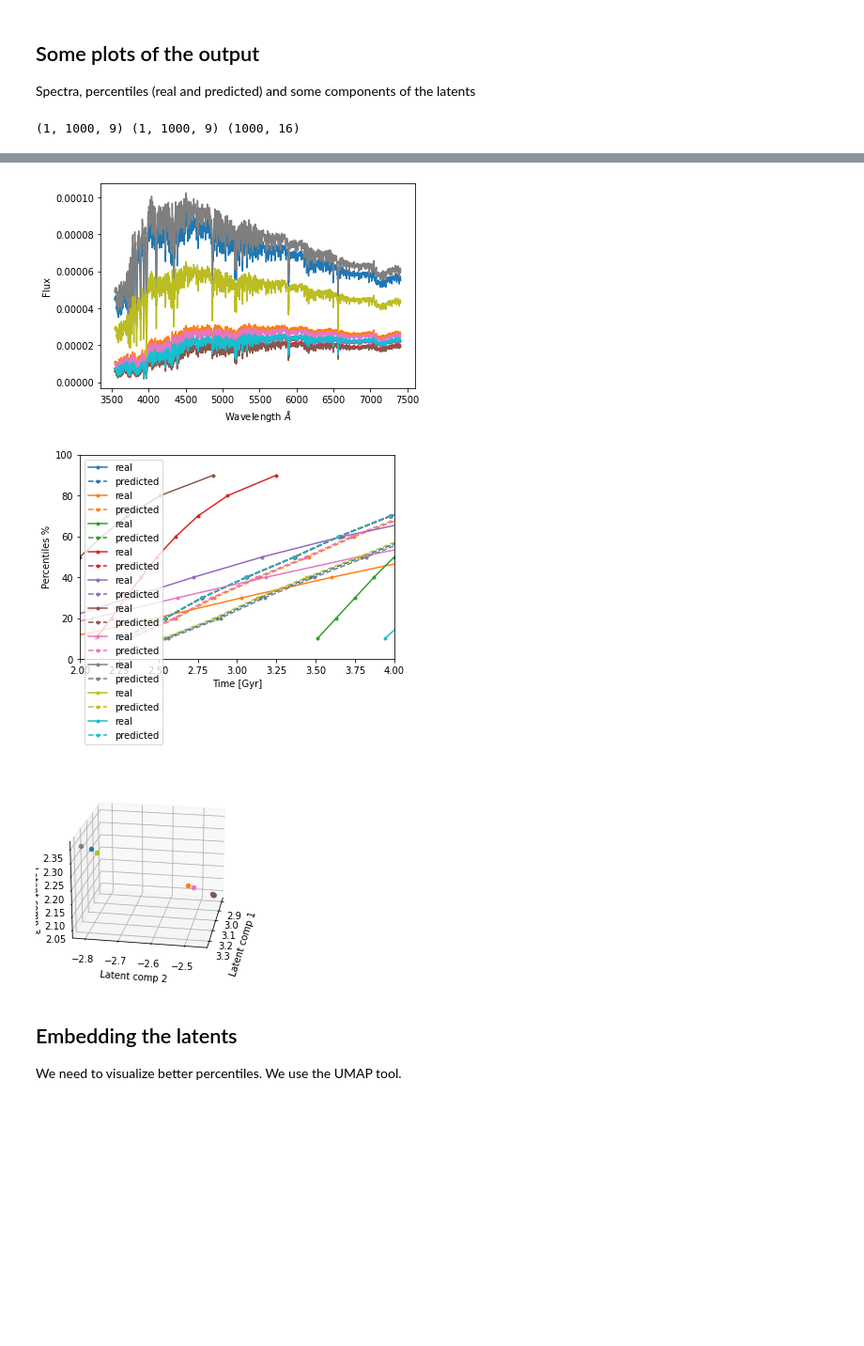
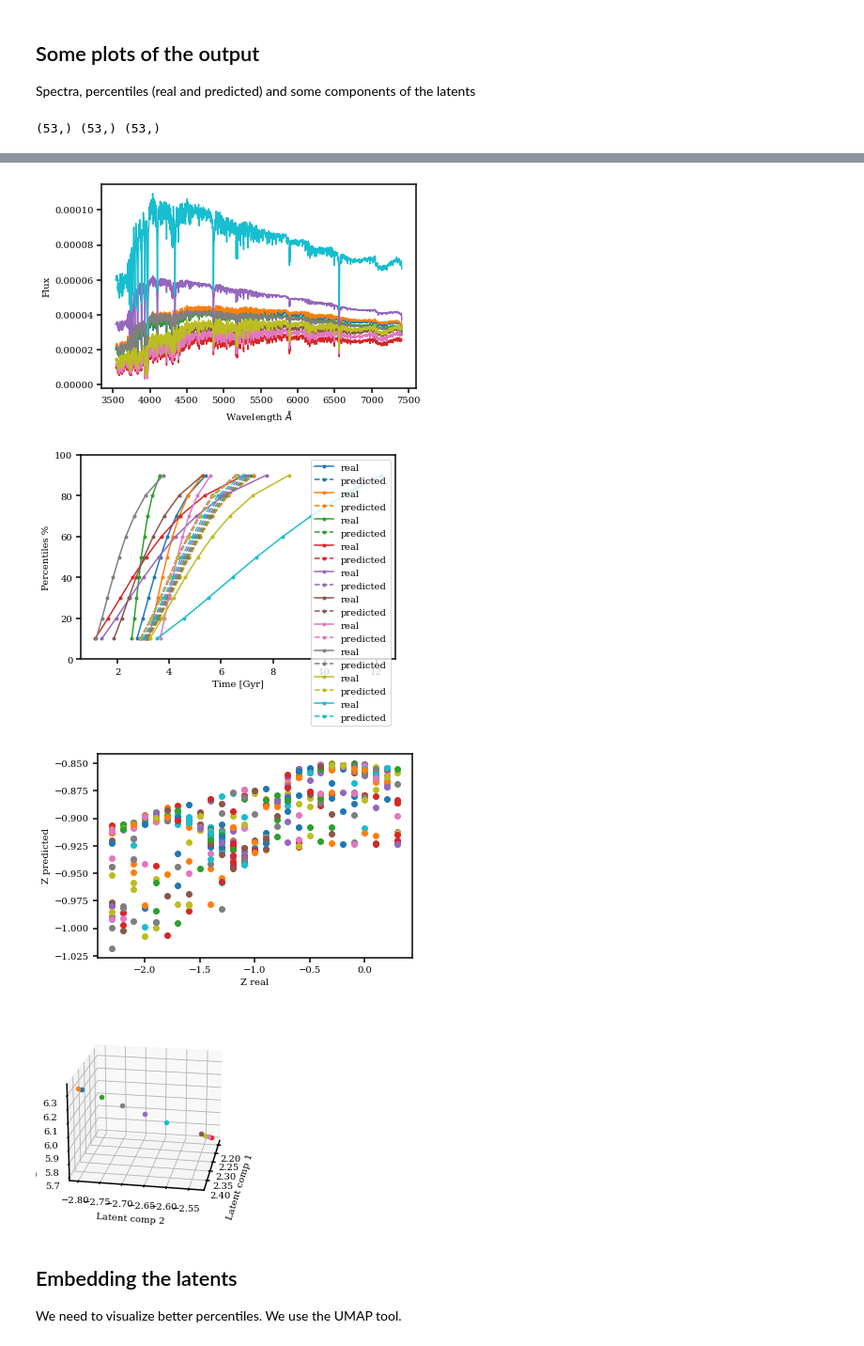
Before and after one commit to patriglesias/SBI_SFHs, a Jupyter notebook: metallicities/latents_diagnosis.ipynb, the cells around one changed output, grey strips where cells are left out. Shown at 94% size. Drawn from its saved outputs; the diff is of its cells as text; code cells hidden in the pictures; blank space fills up the shorter version.

```diff
--- a/metallicities/latents_diagnosis.ipynb
+++ b/metallicities/latents_diagnosis.ipynb
@@ -19,15 +19,18 @@ mpl.rcParams['legend.frameon'] = True
 mpl.rcParams['font.size'] = 30
 # %%
 wave=np.load('./saved_input/waves_met.npy')
-x_test=np.load('./saved_model/latent_16/seds_test.npy')
-y_test=np.load('./saved_model/latent_16/y_test.npy')
-ys_=np.load('./saved_model/latent_16/y_test_pred.npy')
-latents=np.load('./saved_model/latent_16/latents.npy')[0]
+x_test=np.load('./saved_model/latent_16/seds_test_short.npy')
+y_test=np.load('./saved_model/latent_16/y_test.npy',allow_pickle=True)
+ys_=np.load('./saved_model/latent_16/y_test_pred.npy',allow_pickle=True)
+latents=np.load('./saved_model/latent_16/latents.npy',allow_pickle=True)
 print(np.shape(y_test),np.shape(ys_),np.shape(latents))
 # %% [output]
-(1, 1000, 9) (1, 1000, 9) (1000, 16)
+(53,) (53,) (53,)
 # %%
-ind=np.random.choice(np.arange(1000),size=10)
+
+
+
+ind=np.random.choice(np.arange(512),size=10)
 color=['tab:blue','tab:orange','tab:green','tab:red','tab:purple','tab:brown','tab:pink','tab:gray','tab:olive','tab:cyan','gold']
 
 #999 works pretty well
@@ -41,22 +44,28 @@ plt.show()
 
 #percentiles vs time
 for i,index in enumerate(ind):
-    plt.plot(y_test[0][index,:],np.arange(10,100,10),'.-',label='real',color=color[i])
-    plt.plot(ys_[0][index,:],np.arange(10,100,10),'.--',label='predicted',color=color[i])
+    plt.plot(y_test[0][index,:9],np.arange(10,100,10),'.-',label='real',color=color[i])
+    plt.plot(ys_[0][index,:9],np.arange(10,100,10),'.--',label='predicted',color=color[i])
 plt.ylabel('Percentiles %')
 plt.xlabel('Time [Gyr]')
 #plt.xlim(0,14)
-plt.xlim(2,4)
+#plt.xlim(2,4)
 plt.ylim(0,100)
 plt.legend()
 plt.show()
 
+#metallicity
+for i,index in enumerate(range(512)):
+ plt.plot(y_test[0][index,-1],ys_[0][index,-1],'o',label='real',color='C'+str(i))
+plt.xlabel('Z real')
+plt.ylabel('Z predicted')
+plt.show()
 
 #latent space (1,2,3)
 plt.figure()
 ax = plt.axes(projection='3d')
 for i,index in enumerate(ind):
-    ax.scatter3D(latents[index,4],latents[index,5],latents[index,6],color=color[i])
+    ax.scatter3D(latents[0][index,4],latents[0][index,5],latents[0][index,6],color=color[i])
 ax.set_xlabel('Latent comp 1')
 ax.set_ylabel('Latent comp 2')
 ax.set_zlabel('Latent comp 3')
@@ -78,6 +87,7 @@ Index 166
-[figure, old version]
+[figure, new version]
-[figure, old version]
+[figure, new version]
-[figure, old version]
+[figure, new version]
+[figure, added]
 # %% [markdown]
 ## Embedding the latents
 
```
Also changed, not shown: parts of 1 cell of this notebook, 1 other file.
